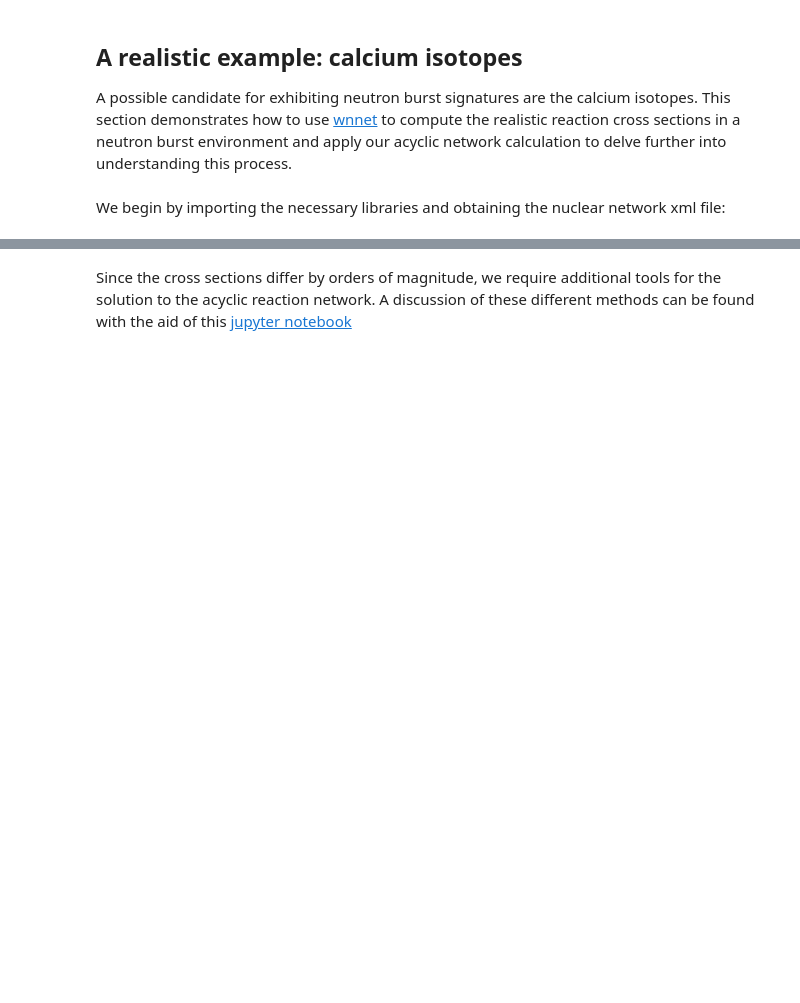
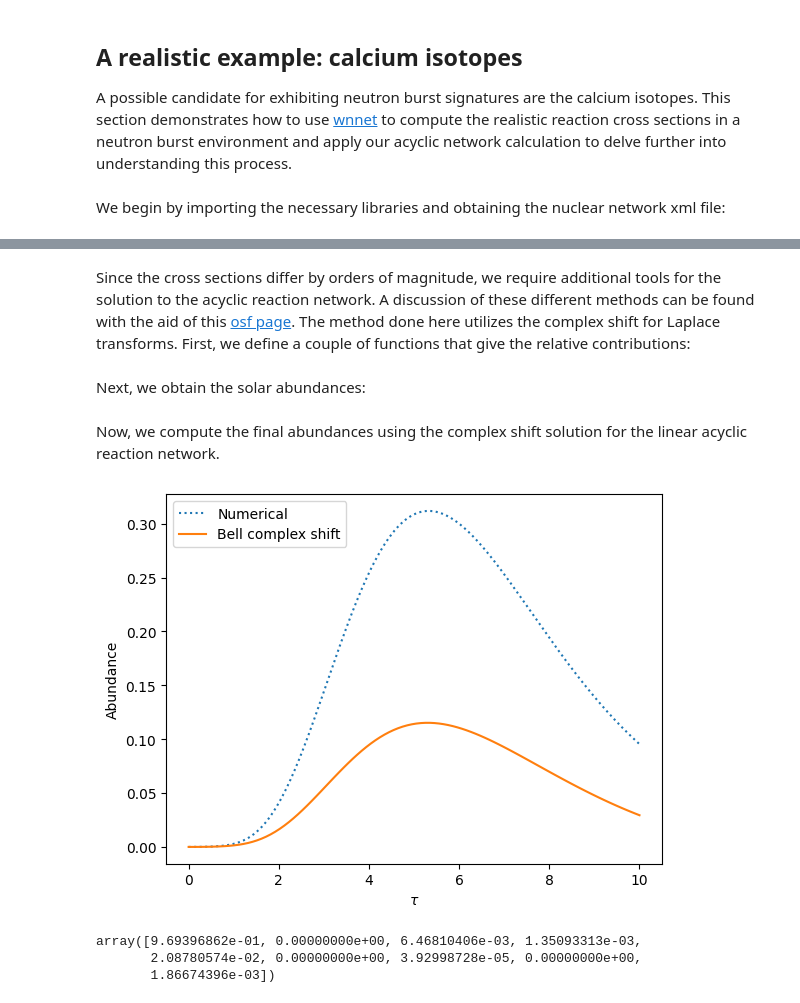
Before and after one commit to lucaswalls18/neutron_burst, a Jupyter notebook: neutron_burst_notebook.ipynb, the cells around one changed output, grey strips where cells are left out. Cells and saved outputs as stored; diff of their text form; code cells hidden in the pictures; blank space fills up the shorter version.

Commit message:
Developed neutron_burst_notebook

```diff
--- a/neutron_burst_notebook.ipynb
+++ b/neutron_burst_notebook.ipynb
@@ -188,9 +219,10 @@ r(T) = N_A <\sigma v>(T)
 # %%
 T = t9 * 10**9
-v_T = np.sqrt((2*k*T)/(m_n/wn.consts.u * N_A))
+v_T = np.sqrt((2*k*T)/m_n)
 
-sigs = []
-for key, value in list(reacs.items()):
-    sigs.append(value[0]/(v_T * wn.consts.N_A))
+#sigs = {}
+sigs_array = []
+for key, value in ordered_dict.items():
+    sigs_array.append(1000*value/(v_T*N_A*wn.consts.GSL_CONST_CGSM_BARN))
 # %% [markdown]
-Since the cross sections differ by orders of magnitude, we require additional tools for the solution to the acyclic reaction network. A discussion of these different methods can be found with the aid of this [jupyter notebook](https://github.com/lucaswalls18/linear_acyclic_tools)
+Since the cross sections differ by orders of magnitude, we require additional tools for the solution to the acyclic reaction network. A discussion of these different methods can be found with the aid of this [osf page](https://github.com/lucaswalls18/linear_acyclic_tools). The method done here utilizes the complex shift for Laplace transforms. First, we define a couple of functions that give the relative contributions:
@@ -196,0 +245,42 @@ Since the cross sections differ by orders of magnitude, we require additional to
+# %% [markdown]
+Next, we obtain the solar abundances:
+# %%
+solar_xml = wx.Xml(
+    io.BytesIO(requests.get("https://osf.io/w8ktc/download").content)
+)
+ca_names, ys = get_solar_isotopes(solar_xml, species)
+ys /= np.sum(ys)
+# %% [markdown]
+Now, we compute the final abundances using the complex shift solution for the linear acyclic reaction network.
+# %%
+tau = np.linspace(0.001, 10, 100)
+
+g_bell_array = np.zeros((len(tau), len(sigs_array), len(sigs_array)))
+for t in range(len(tau)):
+    for i in range(len(ys)):
+        for j in range(len(ys)):
+            if j<=i:
+                sig_array = sigs_array[j:i+1]
+                g_bell_array[t][i,j] = G_bell(tau[t], sig_array, 10)
+
+y_b_final = np.zeros([len(tau), len(sigs_array)])
+for t in range(len(tau)):
+    y_b_final[t] = np.dot(g_bell_array[t], ys)
+
+sol = solve_ivp(Y, [0, tau[len(tau)-1]], ys, args=(sigs_array,), max_step=0.02)
+
+#plot results
+plt.plot(sol.t, sol.y[7], ':', label='Numerical')
+plt.plot(tau, y_b_final[:,7], label = 'Bell complex shift')
+plt.legend()
+plt.xlabel(r'$\tau$')
+plt.ylabel('Abundance')
+plt.show()
+# %% [output]
+[figure, added]
+# %%
+ys
+# %% [output]
+array([9.69396862e-01, 0.00000000e+00, 6.46810406e-03, 1.35093313e-03,
+       2.08780574e-02, 0.00000000e+00, 3.92998728e-05, 0.00000000e+00,
+       1.86674396e-03])
```
Also changed, not shown: parts of 13 cells of this notebook.
